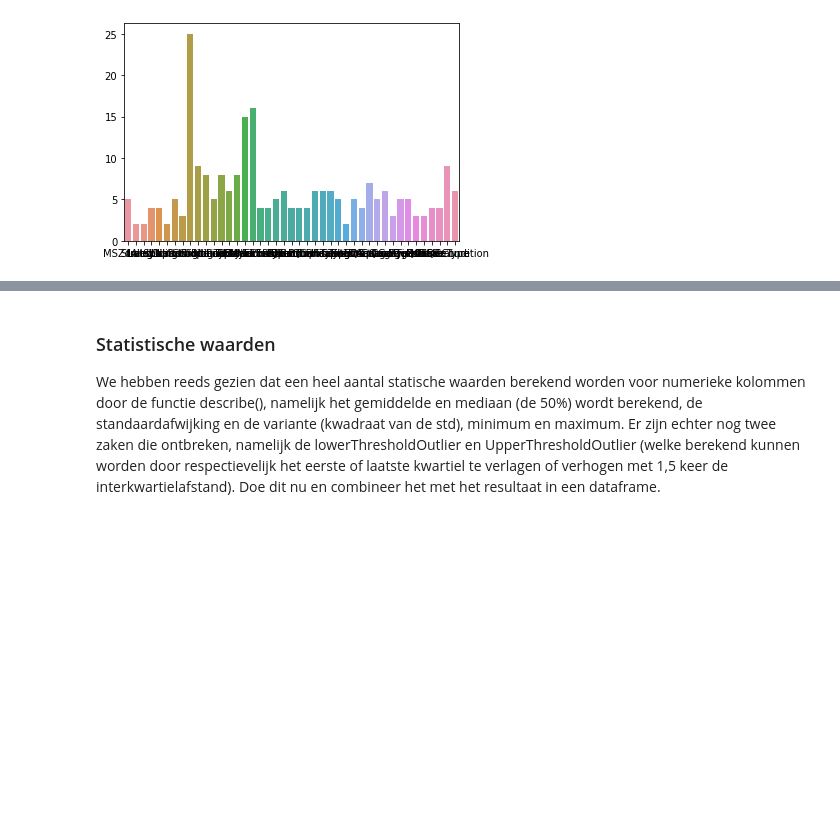
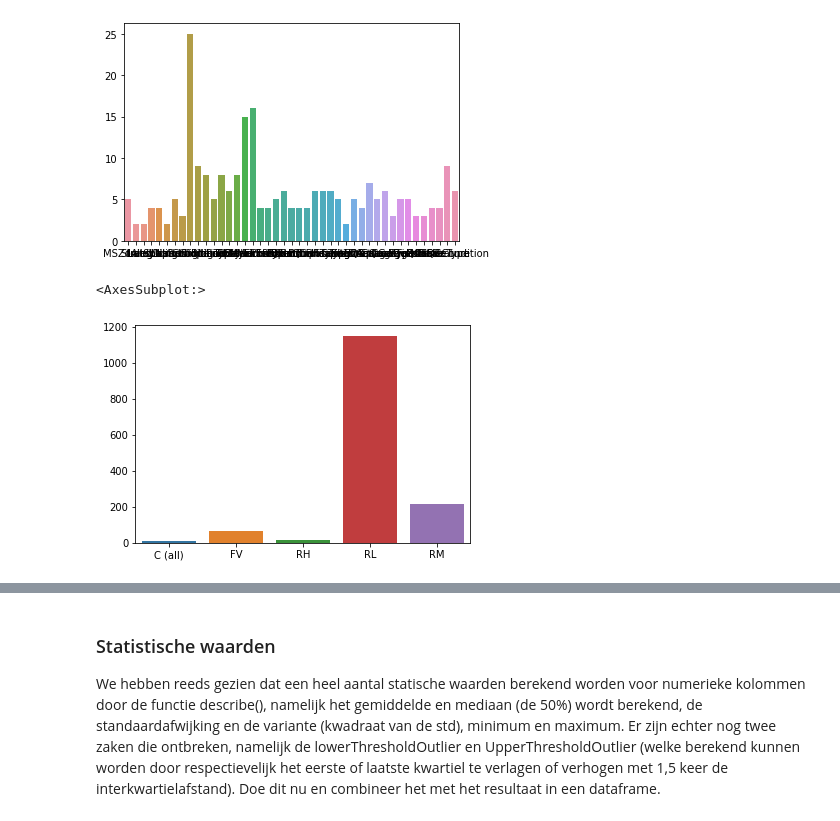
Before and after one commit to OdiseeDataScience2223/Leerstof, a Jupyter notebook: Week 4/DataExploration.ipynb, the cells around one changed output, grey strips where cells are left out. Cells and saved outputs as stored; diff of their text form; code cells hidden in the pictures; blank space fills up the shorter version.

```diff
--- a/Week 4/DataExploration.ipynb
+++ b/Week 4/DataExploration.ipynb
@@ -177,6 +177,14 @@ sns.barplot(x = categorieke_data.columns, y = categorieke_data.nunique())
 # %% [output]
 <AxesSubplot:>
 [figure]
+# %%
+# plot voor 1 kolom, toont hoeveel waarden tot elke klasse horen (soort van histogram)
+counts  = categorieke_data.MSZoning.value_counts().sort_index()
+
+sns.barplot(x = counts.index, y = counts.values)
+# %% [output]
+<AxesSubplot:>
+[figure, added]
 # %% [markdown]
 Oefening: Maak door gebruik te maken van explode en labels en startangle argumenten de volgende figuur waarin de verdeling van de "OverallQual" kolom getoond wordt, zo goed als mogelijk na met behulp van matplotlib.
 Merk op dat deze kolom numerieke waarden (0 tot en met 10) bevat en dus niet in de categorieke data zit. De labels kunnen echter omgezet worden op basis van de waarden uit het txt-bestand. Meer informatie over het op te bouwen van een pie chart vind je [hier](https://matplotlib.org/stable/api/_as_gen/matplotlib.pyplot.pie.html) en de standaard kleurcombinaties vind je [hier](https://matplotlib.org/stable/tutorials/colors/colormaps.html)
```
